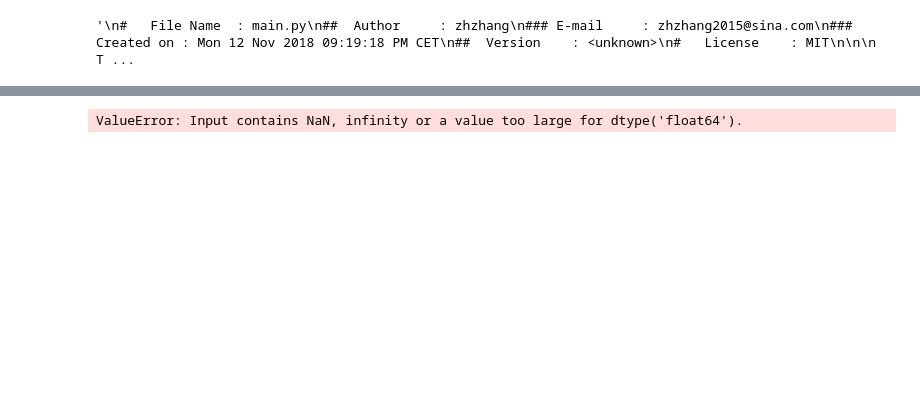
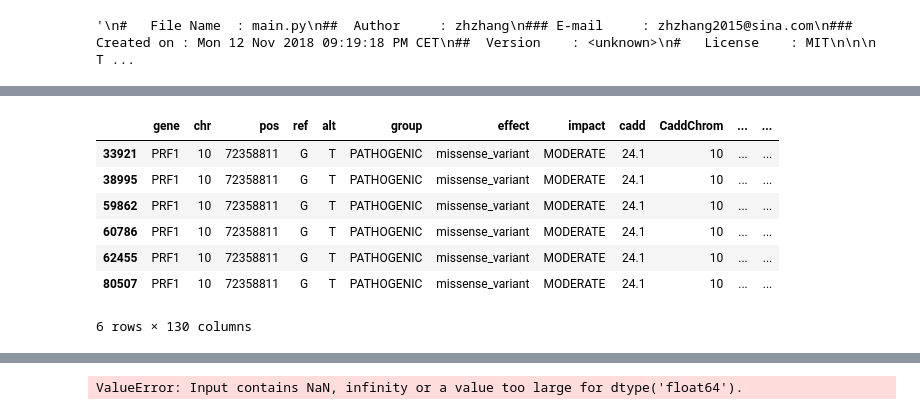
Before and after one commit to zhenhua-zhang/asep, a Jupyter notebook: biosCadd/main.ipynb, the cells around one changed output, grey strips where cells are left out. Saved outputs shown, nothing was run; the diff lists cells and outputs as text; code cells hidden in the pictures; blank space fills up the shorter version.

```diff
--- a/biosCadd/main.ipynb
+++ b/biosCadd/main.ipynb
@@ -274,0 +181,51 @@ plt.show()
+# %%
+ipg = ipdf.groupby(['chr', 'pos', 'alt', 'ref'])
+# (10, 72358811, 'T', 'G')
+ipg.get_group((10, 72358811, 'T', 'G'))
+
+
+# for index, (g_name, group) in enumerate(ipg):
+#     if group.group.head(1).all() == 'PATHOGENIC':
+#         print(g_name)
+#         print(group.group)
+
+
+# Check the double peaks after filtering by |log2FC| >= 1
+# for index, (g_name, group) in enumerate(ipg):
+#     if index > 20:
+#         break
+
+#     l_, _ = group.shape
+
+#     subGroup = group[((group.log2FC <= -1) | (group.log2FC >= 1))]
+#     l, w = subGroup.shape
+#     title = ' '.join([str(x) for x in g_name])
+#     xlabel = 'log2FC(altAlleleCounts / refAlleleCounts)'
+#     if l > 20:
+#         fig, (ax1, ax2) = plt.subplots(ncols=2, sharey=True)
+#         ax1.set_title(title + "; n: %d" % l_)
+#         ax1.set_xlim((-4, 4))
+#         group.log2FC.plot.density(ax=ax1)
+#         group.log2FC.plot.hist(ax=ax1, density=True, bins=10, color='grey', edgecolor='w')
+#         ax1.set_xlabel(xlabel)
+
+#         ax2.set_title(title + '; n: %d (|log2FC| >= 1)' % l)
+#         ax2.set_xlim((-4, 4))
+#         subGroup.log2FC.plot.density(ax=ax2)
+#         subGroup.log2FC.plot.hist(ax=ax2, density=True, bins=10, color='grey', edgecolor='w')
+#         ax2.set_xlabel(xlabel)
+
+#         fig.set_dpi(150)
+#         fig.set_figwidth(12)
+#         fig.set_tight_layout(tight=True)
+#         fig.set_facecolor('white')
+#         # group.cadd.plot.text(ax=ax)
+# %% [output]
+|  | gene | chr | pos | ref | alt | group | effect | impact | cadd | CaddChrom | ... | ... |
+| 33921 | PRF1 | 10 | 72358811 | G | T | PATHOGENIC | missense_variant | MODERATE | 24.1 | 10 | ... | ... |
+| 38995 | PRF1 | 10 | 72358811 | G | T | PATHOGENIC | missense_variant | MODERATE | 24.1 | 10 | ... | ... |
+| 59862 | PRF1 | 10 | 72358811 | G | T | PATHOGENIC | missense_variant | MODERATE | 24.1 | 10 | ... | ... |
+| 60786 | PRF1 | 10 | 72358811 | G | T | PATHOGENIC | missense_variant | MODERATE | 24.1 | 10 | ... | ... |
+| 62455 | PRF1 | 10 | 72358811 | G | T | PATHOGENIC | missense_variant | MODERATE | 24.1 | 10 | ... | ... |
+| 80507 | PRF1 | 10 | 72358811 | G | T | PATHOGENIC | missense_variant | MODERATE | 24.1 | 10 | ... | ... |
+6 rows × 130 columns
```
Also changed, not shown: parts of 17 cells of this notebook, 4 other files.
